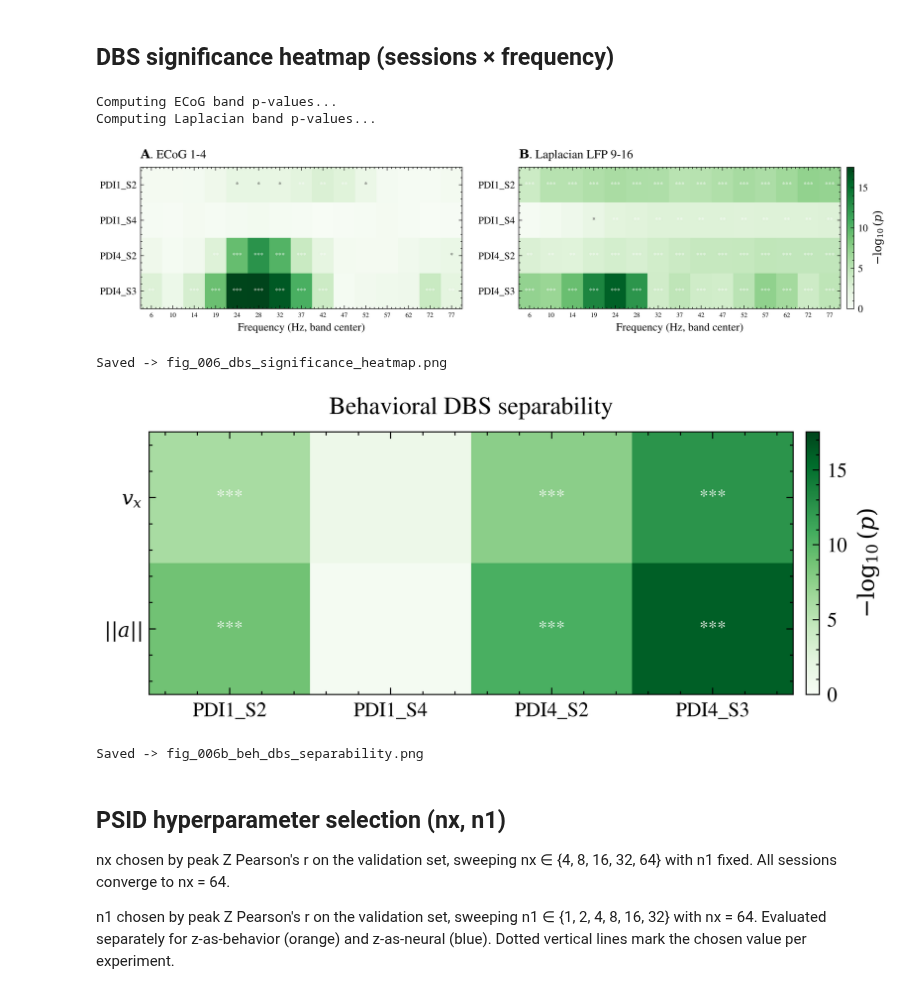
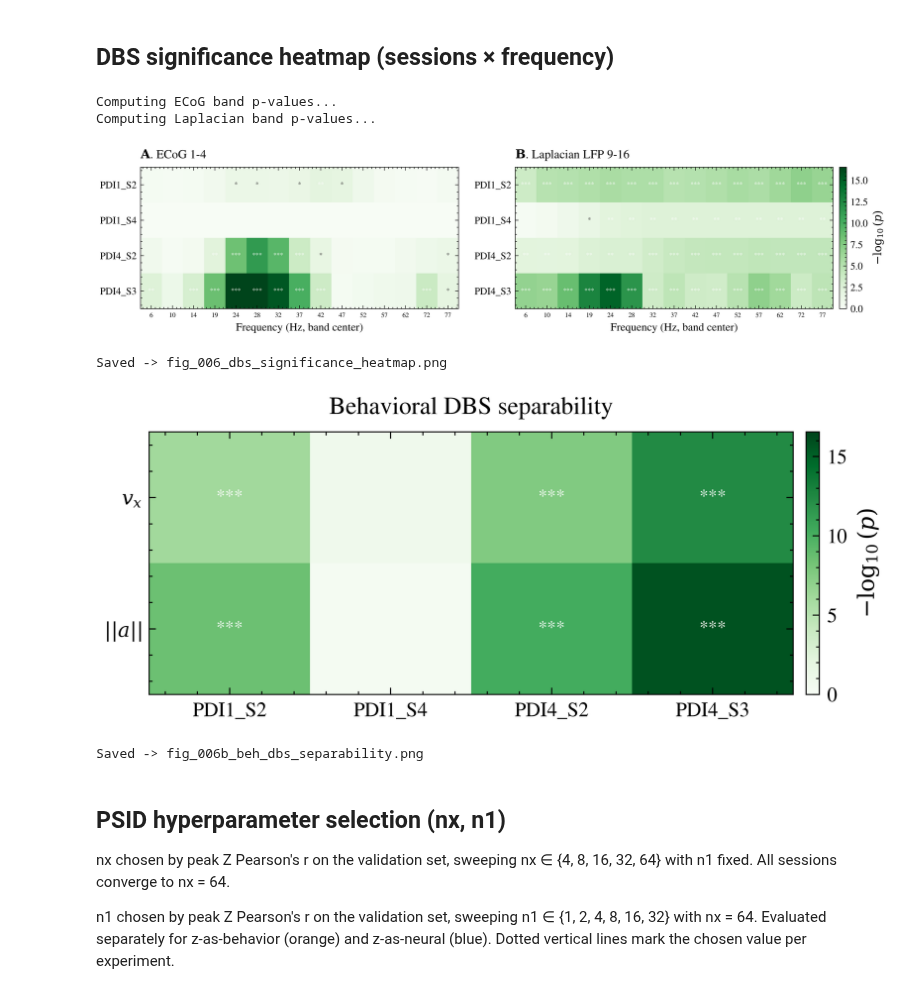
Before and after one commit to giedrius-at-home/latent-neural-dynamics-modeling, a Jupyter notebook: notebooks/thesis_sec1_data_verification.ipynb, the cells around one changed output. Saved outputs shown, nothing was run; the diff lists cells and outputs as text; code cells hidden in the pictures.

```diff
--- a/notebooks/thesis_sec1_data_verification.ipynb
+++ b/notebooks/thesis_sec1_data_verification.ipynb
@@ -138,12 +138,19 @@ def _compute_band_pvals(channel_prefix):
         if len(off_powers) < 2 or len(on_powers) < 2:
             continue
         off_a, on_a = np.array(off_powers), np.array(on_powers)
+        raw_p = np.full(n_bands, np.nan)
         for bi in range(n_bands):
             try:
-                _, p = mannwhitneyu(off_a[:, bi], on_a[:, bi], alternative="two-sided")
-                pmat[si, bi] = -np.log10(max(p, 1e-20))
+                _, raw_p[bi] = mannwhitneyu(
+                    off_a[:, bi], on_a[:, bi], alternative="two-sided"
+                )
             except ValueError:
                 pass
+        # Benjamini-Hochberg FDR across bands, within this session/channel.
+        valid = np.isfinite(raw_p)
+        if valid.any():
+            adj = false_discovery_control(raw_p[valid])
+            pmat[si, np.flatnonzero(valid)] = -np.log10(np.maximum(adj, 1e-20))
     return pmat
 
 
@@ -182,34 +189,34 @@ for ax, pm, letter, title in [
     ax.set_yticklabels(sess_labels)
     ax.set_xlabel("Frequency (Hz, band center)")
     panel_label(ax, letter, title)
     for si in range(len(session_specs)):
         for bi in range(len(BAND_ORDER)):
             val = pm[si, bi]
             if not np.isfinite(val):
                 continue
             if val > 3:
                 ax.text(
                     bi, si, "***", ha="center", va="center", fontsize=6, color="white"
                 )
             elif val > 2:
                 ax.text(
                     bi, si, "**", ha="center", va="center", fontsize=6, color="white"
                 )
             elif val > -np.log10(0.05):
                 ax.text(bi, si, "*", ha="center", va="center", fontsize=6, color="#333")
 
 fig.colorbar(im, ax=ax_lap, label=r"$-\log_{10}(p)$", fraction=0.05, pad=0.02)
 fig.savefig(str(OUT / "fig_006_dbs_significance_heatmap.png"))
 plt.show()
 print("Saved -> fig_006_dbs_significance_heatmap.png")
 
 # envelopes or band powers comparisons.
 # significant differences in the power spectra.
 # multiple testing (cluster permutation test, mne.)
 # %% [output]
 Computing ECoG band p-values...
 Computing Laplacian band p-values...
-[figure, old version]
+[figure, new version]
 Saved -> fig_006_dbs_significance_heatmap.png
 # %%
 # Behavioral DBS separability — tracing_velocity_x & tracing_acceleration_magnitude.
@@ -237,15 +244,20 @@ for si, s in enumerate(session_specs):
                 if len(sig) < 10:
                     continue
                 rms_by_var[v][cond].append(np.sqrt(np.mean(sig**2)))
+    raw_p = np.full(len(BEH_VARS), np.nan)
     for bi, v in enumerate(BEH_VARS):
         off_vals, on_vals = rms_by_var[v]["off"], rms_by_var[v]["on"]
         if len(off_vals) < 2 or len(on_vals) < 2:
             continue
         try:
-            _, p = mannwhitneyu(off_vals, on_vals, alternative="two-sided")
-            beh_pmat[bi, si] = -np.log10(max(p, 1e-20))
+            _, raw_p[bi] = mannwhitneyu(off_vals, on_vals, alternative="two-sided")
         except ValueError:
             pass
+    # Benjamini-Hochberg FDR across the behavioral variables, within this session.
+    valid = np.isfinite(raw_p)
+    if valid.any():
+        adj = false_discovery_control(raw_p[valid])
+        beh_pmat[np.flatnonzero(valid), si] = -np.log10(np.maximum(adj, 1e-20))
 
 sess_labels = [s.label for s in session_specs]
 fig, ax = plt.subplots(figsize=(5.0, 2.2), layout="constrained")
@@ -281,7 +293,7 @@ fig.savefig(str(OUT / "fig_006b_beh_dbs_separability.png"))
 plt.show()
 print("Saved -> fig_006b_beh_dbs_separability.png")
 # %% [output]
-[figure, old version]
+[figure, new version]
 Saved -> fig_006b_beh_dbs_separability.png
 # %% [markdown]
 ## PSID hyperparameter selection (nx, n1)
```
Also changed, not shown: parts of 3 cells of this notebook.
